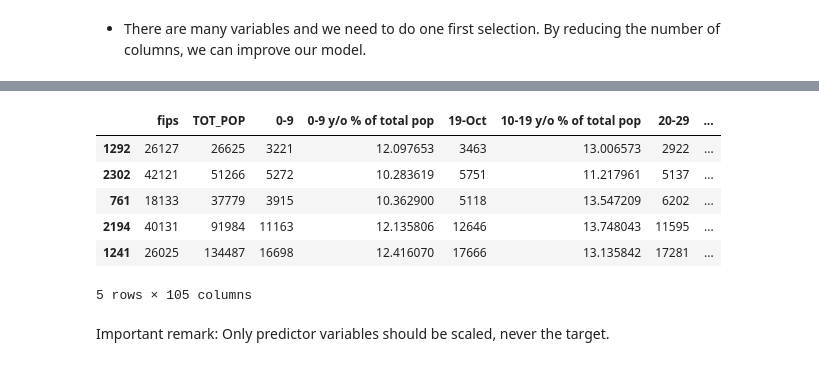
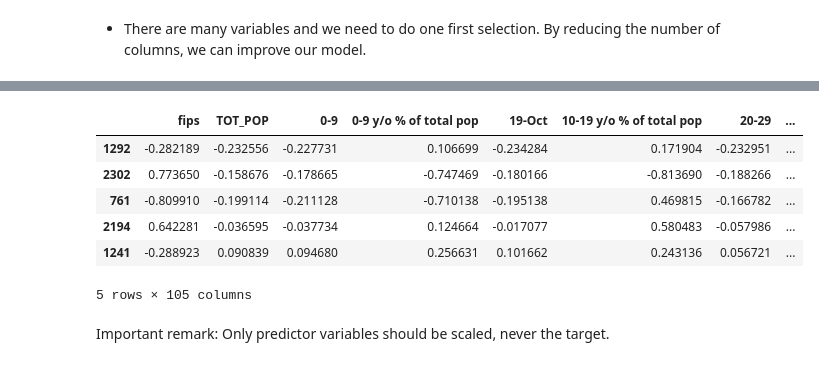
Before and after one commit to 4GeeksAcademy/machine-learning-regularized-linear-regression-Juli-MM, a Jupyter notebook: src/explore.ipynb, the cells around one changed output, grey strips where cells are left out. Drawn from its saved outputs; the diff is of its cells as text; code cells hidden in the pictures.

```diff
--- a/src/explore.ipynb
+++ b/src/explore.ipynb
@@ -94,0 +97,17 @@ total_data.drop(['COUNTY_NAME', 'STATE_NAME'], axis=1, inplace=True)
+# %%
+# Normalize the data
+
+from sklearn.preprocessing import StandardScaler
+
+# Select numerical columns (tarjet excluded)
+
+num_variables = total_data.drop('Obesity_prevalence', axis=1).columns
+
+scaler = StandardScaler()
+norm_features = scaler.fit_transform(total_data[num_variables])
+# %%
+# Create a new dataset with numeric variables normalized and the target variable
+
+total_data_scal = pd.DataFrame(norm_features, index = total_data.index, columns = num_variables)
+total_data_scal['Obesity_prevalence'] = total_data['Obesity_prevalence']
+total_data_scal.head()
@@ -95,23 +122,23 @@ total_data.drop(['COUNTY_NAME', 'STATE_NAME'], axis=1, inplace=True)
 # %%
 from sklearn.model_selection import train_test_split
 
-num_variables = total_data.drop('Heart disease_prevalence', axis=1).columns
+num_variables = total_data.drop('Obesity_prevalence', axis=1).columns
 
-# We divide the dataset into training and test samples
+# We divide the dataset into training and test samples:
 
-X = total_data.drop('Heart disease_prevalence', axis = 1)[num_variables]
-y = total_data['Heart disease_prevalence']
+X = total_data_scal[num_variables]
+y = total_data_scal['Obesity_prevalence']
 
 X_train, X_test, y_train, y_test = train_test_split(X, y, test_size = 0.2, random_state = 42)
 
 X_train.head()
 # %% [output]
 |  | fips | TOT_POP | 0-9 | 0-9 y/o % of total pop | 19-Oct | 10-19 y/o % of total pop | 20-29 | ... |
-| 1292 | 26127 | 26625 | 3221 | 12.097653 | 3463 | 13.006573 | 2922 | ... |
-| 2302 | 42121 | 51266 | 5272 | 10.283619 | 5751 | 11.217961 | 5137 | ... |
-| 761 | 18133 | 37779 | 3915 | 10.362900 | 5118 | 13.547209 | 6202 | ... |
-| 2194 | 40131 | 91984 | 11163 | 12.135806 | 12646 | 13.748043 | 11595 | ... |
-| 1241 | 26025 | 134487 | 16698 | 12.416070 | 17666 | 13.135842 | 17281 | ... |
+| 1292 | -0.282189 | -0.232556 | -0.227731 | 0.106699 | -0.234284 | 0.171904 | -0.232951 | ... |
+| 2302 | 0.773650 | -0.158676 | -0.178665 | -0.747469 | -0.180166 | -0.813690 | -0.188266 | ... |
+| 761 | -0.809910 | -0.199114 | -0.211128 | -0.710138 | -0.195138 | 0.469815 | -0.166782 | ... |
+| 2194 | 0.642281 | -0.036595 | -0.037734 | 0.124664 | -0.017077 | 0.580483 | -0.057986 | ... |
+| 1241 | -0.288923 | 0.090839 | 0.094680 | 0.256631 | 0.101662 | 0.243136 | 0.056721 | ... |
 5 rows × 105 columns
 # %% [markdown]
 Important remark: Only predictor variables should be scaled, never the target.
```
Also changed, not shown: parts of 53 cells of this notebook, 3 other files.
